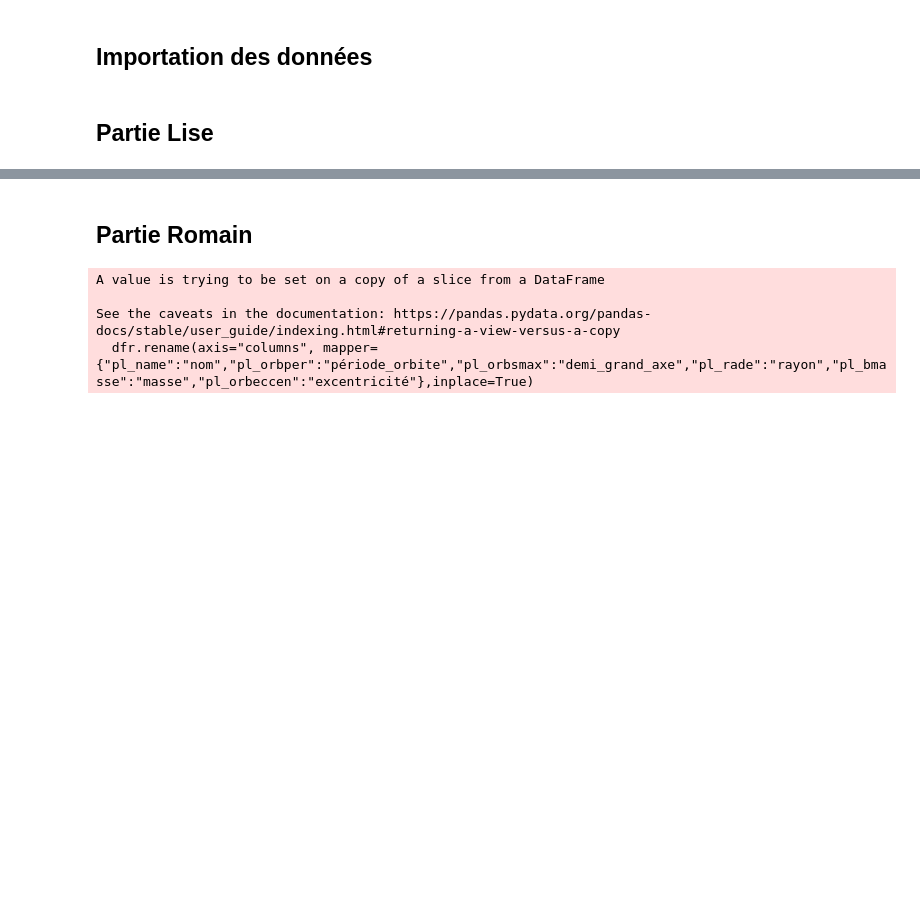
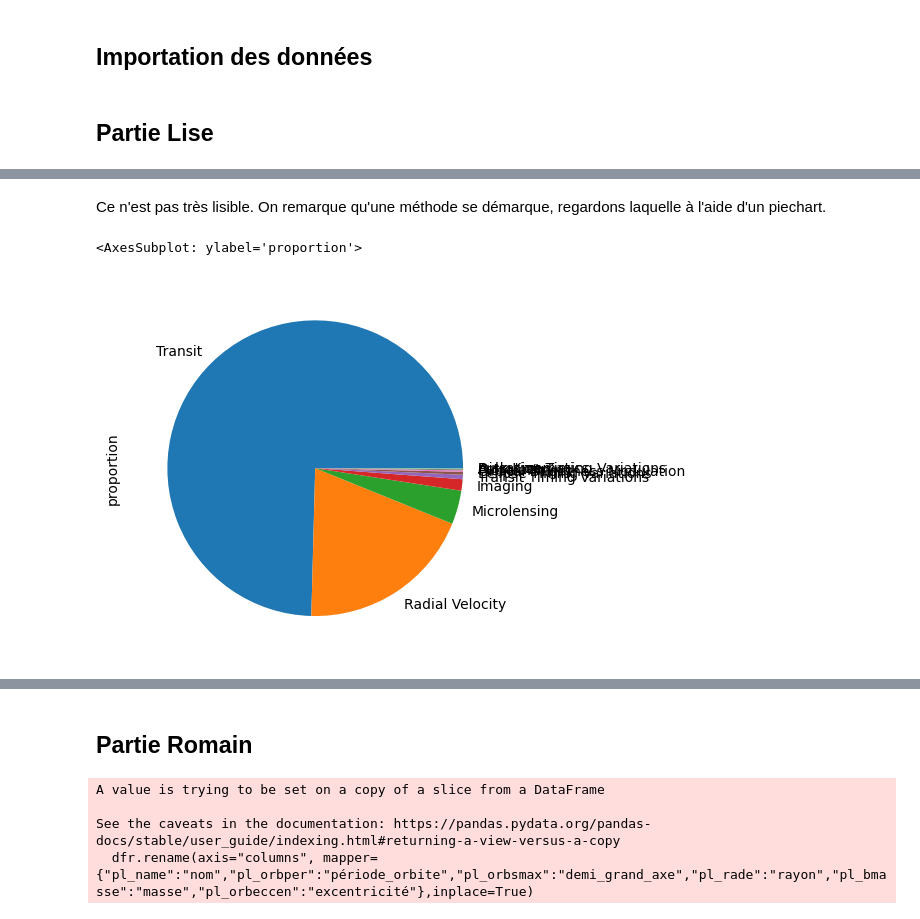
Before and after one commit to camilleprig/pe-hackathon, a Jupyter notebook: code.ipynb, the cells around one changed output, grey strips where cells are left out. Saved outputs shown, nothing was run; the diff lists cells and outputs as text; code cells hidden in the pictures; blank space fills up the shorter version.

```diff
--- a/code.ipynb
+++ b/code.ipynb
@@ -15,0 +27,7 @@ dfl = df
+# %% [markdown]
+Ce n'est pas très lisible. On remarque qu'une méthode se démarque, regardons laquelle à l'aide d'un piechart.
+# %%
+dfl2["discoverymethod"].value_counts(normalize = True).plot(kind = "pie")
+# %% [output]
+<AxesSubplot: ylabel='proportion'>
+[figure, added]
```
Also changed, not shown: parts of 10 cells of this notebook.
